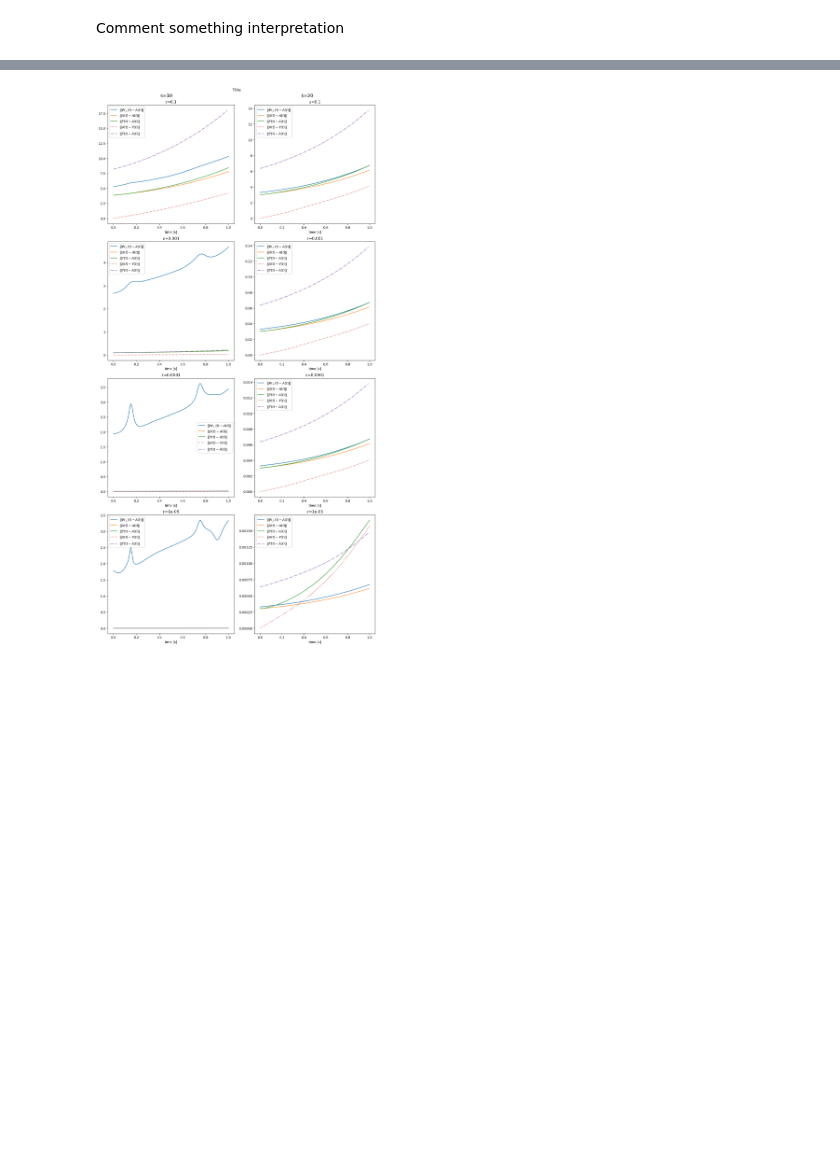
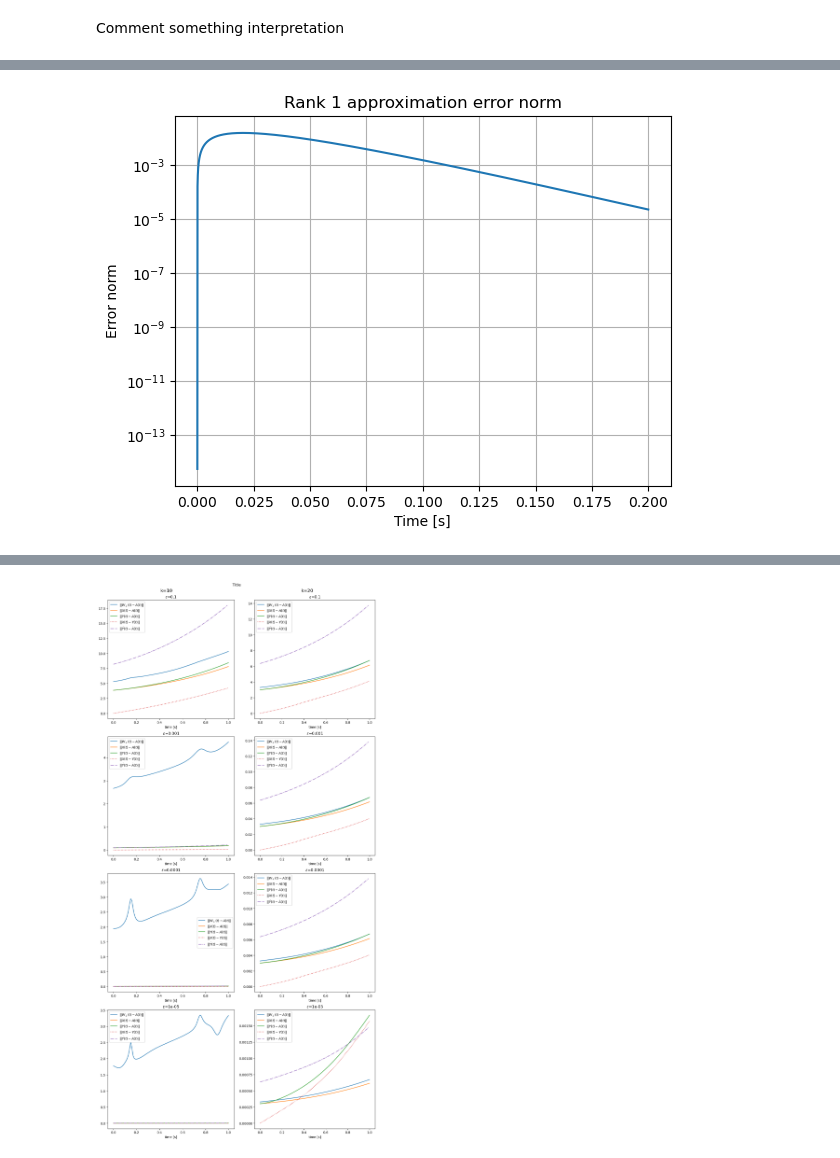
Before and after one commit to KristianHolme/NumLinAlg-project-2, a Jupyter notebook: Project2.ipynb, the cells around one changed output, grey strips where cells are left out. Saved outputs shown, nothing was run; the diff lists cells and outputs as text; code cells hidden in the pictures; blank space fills up the shorter version.

```diff
--- a/Project2.ipynb
+++ b/Project2.ipynb
@@ -20,0 +55,9 @@ Comment something interpretation
+# %%
+
+Ulist, Slist, Vlist, timesteps, dUlist, dSlist, dVlist, tRUn= TimeIntegration(t0, tf, h0, U0, S0, V0,
+                diff, linMatODEStep,
+                cay=cay1, verbose = 1,
+                TOL= TOL, maxTimeCuts=maxcuts)
+Ylist = makeY(Ulist, Slist, Vlist)
+plotRankApproxError(Ylist, u, timesteps, k)
+# %% [output]
@@ -20,0 +66 @@ Comment something interpretation
+[figure, added]
```
Also changed, not shown: parts of 14 cells of this notebook, 4 other files.
